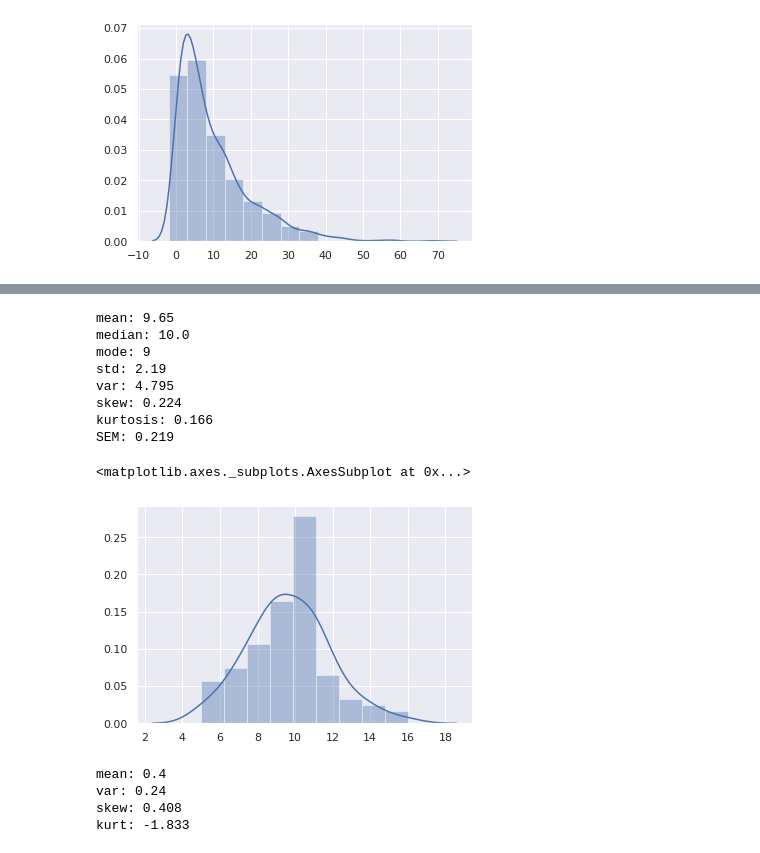
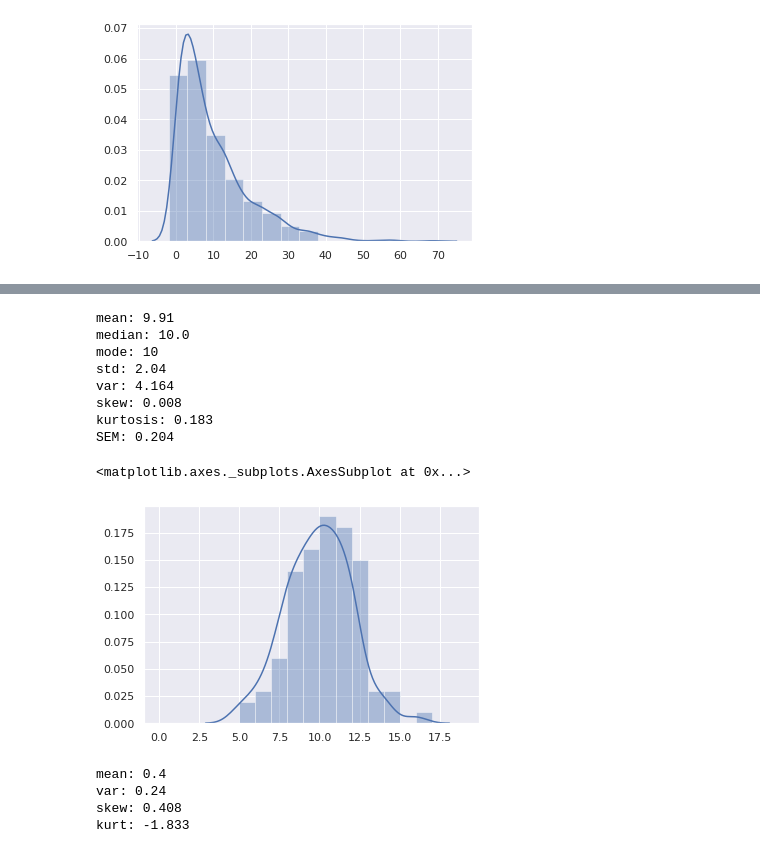
Before and after one commit to jly36963/jupyter, a Jupyter notebook: statistics/statistics.ipynb, the cells around one changed output, grey strips where cells are left out. Drawn from its saved outputs; the diff is of its cells as text; code cells hidden in the pictures.

```diff
--- a/statistics/statistics.ipynb
+++ b/statistics/statistics.ipynb
@@ -342,43 +456,55 @@ geometric ppf (percentile=0.9): 4.0
 # %%
-# basic metrics (coin toss)
+# basic metrics (coin toss) (mean, median, mode, std< var, skew, kurt, sem)
 
-# function
-def coin_toss_experiment(simulations, tosses):
-    head_count = []
-    for simulation in np.arange(simulations):
-        result = np.random.randint(0,2,tosses).sum()
-        head_count.append(result) # head_count = np.append(arr=head_count, values=[result])
-    return pd.Series(head_count)
+# standard error of the mean (SEM)
+    # range (mean +- sem) around mean that future replicate experiments will most likely fall within
+    # sem = std / sqrt(observations)
 
-# execution
-head_count = coin_toss_experiment(simulations=100, tosses=20)
+# without scipy
+
+# def coin_toss_experiment(simulations, tosses):
+#     arr_coin = []
+#     for simulation in np.arange(simulations):
+#         result = np.random.randint(0,2,tosses).sum()
+#         arr_coin.append(result) # head_count = np.append(arr=head_count, values=[result])
+#     return pd.Series(arr_coin)
+
+#  arr_coin = coin_toss_experiment(simulations=100, tosses=20)
+
+# with scipy
+arr_coin = st.binom.rvs(
+    n=20, # trials
+    size=100, # simulations
+    p=.5 # probability of success (heads)
+)
+arr_coin = pd.Series(arr_coin)
 
 # stats
 print(
-    f"mean: {head_count.mean()}", # average value
-    f"median: {np.median(head_count)}", # middle value
-    f"mode: {st.mode(head_count).mode[0]}", # scipy.stats.mode # returns mode, count (as ndarray)
-    f"std: {np.round(head_count.std(), 3)}", # sqrt( sum(x_i - x_mean) ** 2 ) / (observations - 1)
-    f"var: {np.round(head_count.var(), 3)}", # sum(x_i - x_mean) ** 2 / (observations - 1)
-    f"skew: {np.round(head_count.skew(), 3)}",
-    f"kurtosis: {np.round(head_count.kurt(), 3)}",
-    f"SEM: {np.round(st.sem(head_count), 3)}",
+    f"mean: {arr_coin.mean()}", # average value
+    f"median: {np.median(arr_coin)}", # middle value
+    f"mode: {st.mode(arr_coin).mode[0]}", # scipy.stats.mode # returns mode, count (as ndarray)
+    f"std: {np.round(arr_coin.std(), 3)}", # sqrt( sum(x_i - x_mean) ** 2 ) / (observations - 1)
+    f"var: {np.round(arr_coin.var(), 3)}", # sum(x_i - x_mean) ** 2 / (observations - 1)
+    f"skew: {np.round(arr_coin.skew(), 3)}",
+    f"kurtosis: {np.round(arr_coin.kurt(), 3)}",
+    f"SEM: {np.round(st.sem(arr_coin), 3)}",
     sep='\n'
 )
 
 # visualize
-sns.distplot(head_count) # histogram and kernel-density-plot (kde)
+sns.distplot(arr_coin, bins=np.arange(0,20,1)) # histogram and kernel-density-plot (kde)
 # %% [output]
-mean: 9.65
+mean: 9.91
 median: 10.0
-mode: 9
-std: 2.19
-var: 4.795
-skew: 0.224
-kurtosis: 0.166
-SEM: 0.219
+mode: 10
+std: 2.04
+var: 4.164
+skew: 0.008
+kurtosis: 0.183
+SEM: 0.204
 <matplotlib.axes._subplots.AxesSubplot at 0x...>
-[figure, old version]
+[figure, new version]
 # %%
 # bernoulli
 
```
Also changed, not shown: parts of 6 cells of this notebook.
